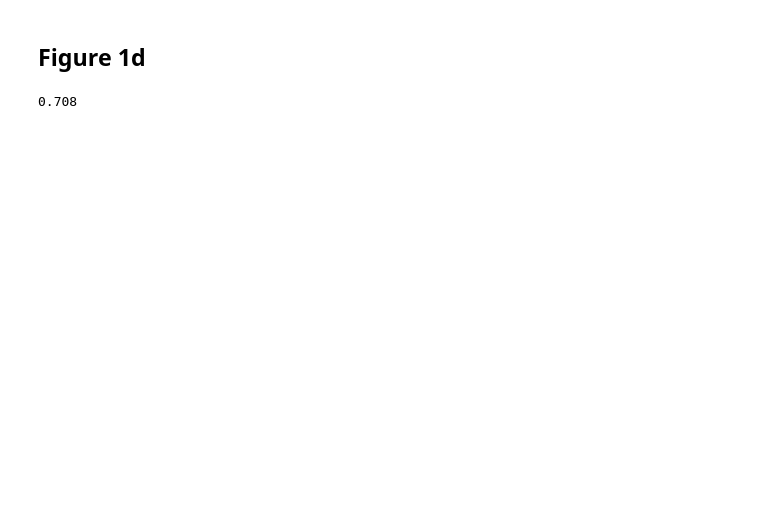
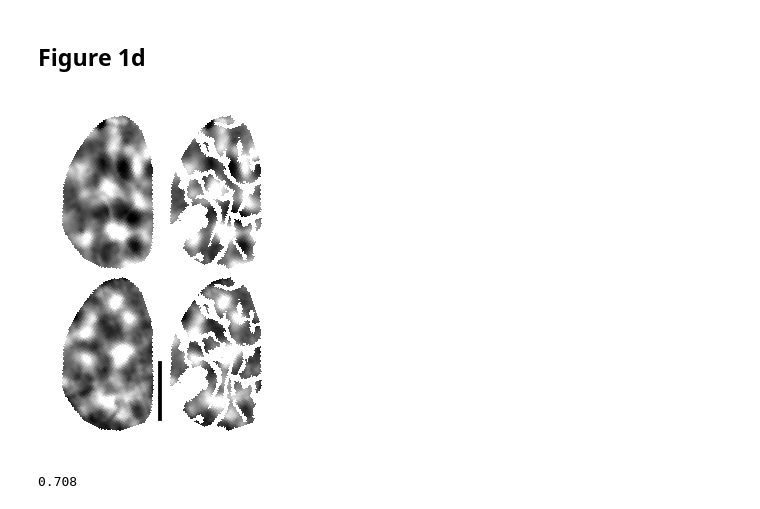
Before and after one commit to kaschube-lab/DevReliableRepresentations_DataExample, a Jupyter notebook: Analysis/Fig1de_modularity.ipynb, the cells around one changed output. Cells and saved outputs as stored; diff of their text form; code cells hidden in the pictures; blank space fills up the shorter version.

```diff
--- a/Analysis/Fig1de_modularity.ipynb
+++ b/Analysis/Fig1de_modularity.ipynb
@@ -44,13 +47,76 @@ grating_data_Jday = np.copy(grating_data_binoc[Jdate]['0.5s'][:,:, roi])
 # %%
-pattern_naive=grating_data_binoc[Idate]['1s'][0,0]
-pattern_exp=grating_data_binoc[Jdate]['1s'][0,0]
-
-
-CC_expI=cross_correlate_masked(pattern_exp, pattern_exp, roi, roi, mode='same', axes=(-2, -1),
-                                   overlap_ratio=0.2)
-
-CC_naiveI=cross_correlate_masked(pattern_naive, pattern_naive, roi, roi, mode='same', axes=(-2, -1),
-                                   overlap_ratio=0.2)
+pattern_naive=grating_data_binoc[Idate]['0.5s'][0,0]
+pattern_exp=grating_data_binoc[Jdate]['0.5s'][0,0]
+# %%
+
+
+fig, axs=plt.subplots(nrows=2, ncols=3, figsize=cm2inch(4.2, 4.2))
+plt.subplots_adjust(hspace=0, wspace=0, top=0.99, bottom=0.01, left=0.01, right=0.99)
+
+#single trial patterns without contour
+patternJ=pattern_exp.copy()
+frameJ=np.empty_like(roi)*np.nan
+frame=np.empty_like(roi)*np.nan
+frameJ[roi]=patternJ[roi]
+frameJ = frameJ-np.nanmean(frameJ)
+for itrial in range(1):
+    ax=axs[0,itrial]
+    frame=clip_std(frameJ, sigma=2)
+    ax.imshow(frame,
+               transform=tr + ax.transData,
+             interpolation='none', cmap="gray")
+
+patternI=pattern_naive.copy()
+frameI=np.empty_like(roi)*np.nan
+frame=np.empty_like(roi)*np.nan
+frameI[roi]=patternI[roi]
+frameI = frameI-np.nanmean(frameI)
+for itrial in range(1):
+    ax=axs[1,itrial]
+    frame=clip_std(frameI, sigma=2)
+
+    ax.imshow(frame,
+               transform=tr + ax.transData,
+             interpolation='none', cmap="gray")
+    if itrial==0:
+        ax.axvspan(95,96, 0.1, 0.1+0.364, color="k" )
+
+
+##with  bloodvessel mask
+#single trial patterns without contour
+patternJ=pattern_exp.copy()
+frameJ=np.empty_like(roi)*np.nan
+frame=np.empty_like(roi)*np.nan
+frameJ[roi_bloodvessel]=patternJ[roi_bloodvessel]
+frameJ = frameJ-np.nanmean(frameJ)
+for itrial in range(1):
+    ax=axs[0,1]
+    frame=clip_std(frameJ, sigma=2)
+    ax.imshow(frame,
+               transform=tr + ax.transData,
+             interpolation='none', cmap="gray")
+
+patternI=pattern_naive.copy()
+frameI=np.empty_like(roi)*np.nan
+frame=np.empty_like(roi)*np.nan
+frameI[roi_bloodvessel]=patternI[roi_bloodvessel]
+frameI = frameI-np.nanmean(frameI)
+for itrial in range(1):
+    ax=axs[1,1]
+    frame=clip_std(frameI, sigma=2)
+
+    ax.imshow(frame,
+               transform=tr + ax.transData,
+             interpolation='none', cmap="gray")
+
+for ax in axs.flatten():
+    ax.axis("off");
+    ax.axis([25,100,130,20])
+
+plt.show()
+#fig.savefig("Fig1c_singletrials.pdf", dpi=500)
+# %% [output]
+[figure, added]
 # %%
 def pix_to_mm(pix):
     diam_in_px = pix*1e-3*23.6 #
```
Also changed, not shown: parts of 8 cells of this notebook, 2 other files.
